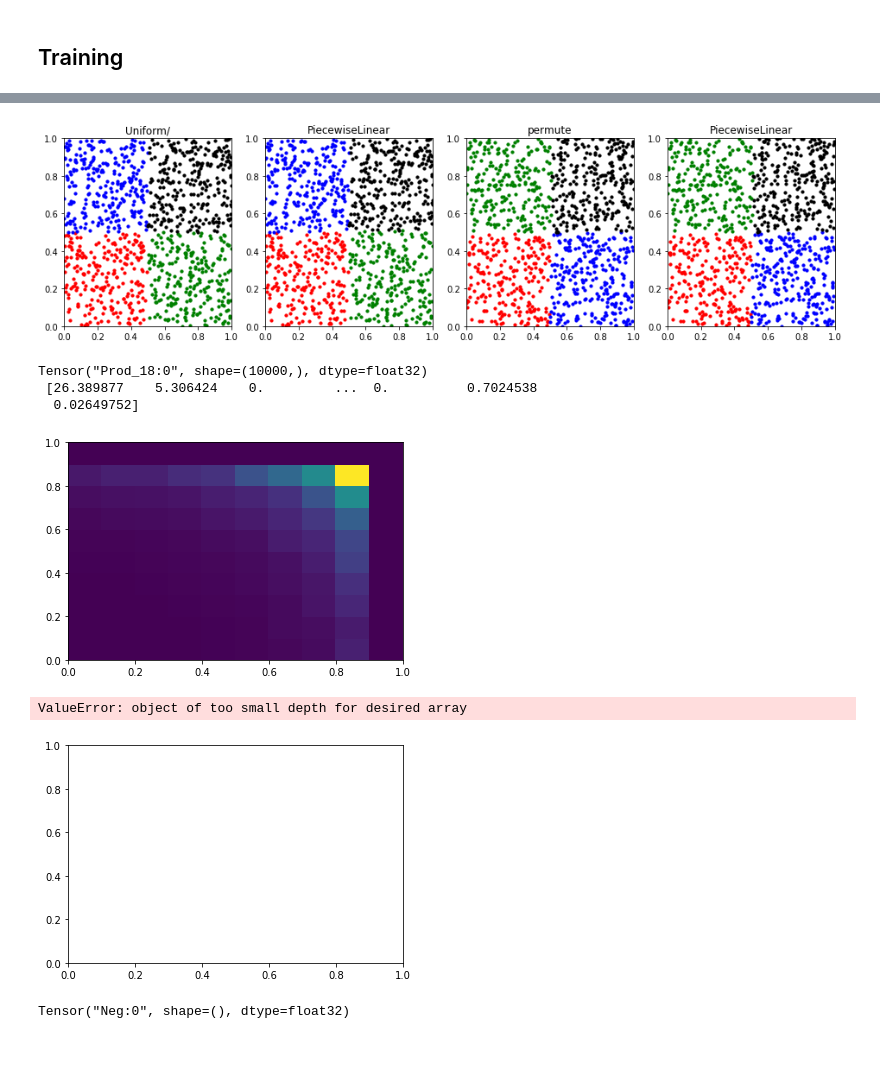
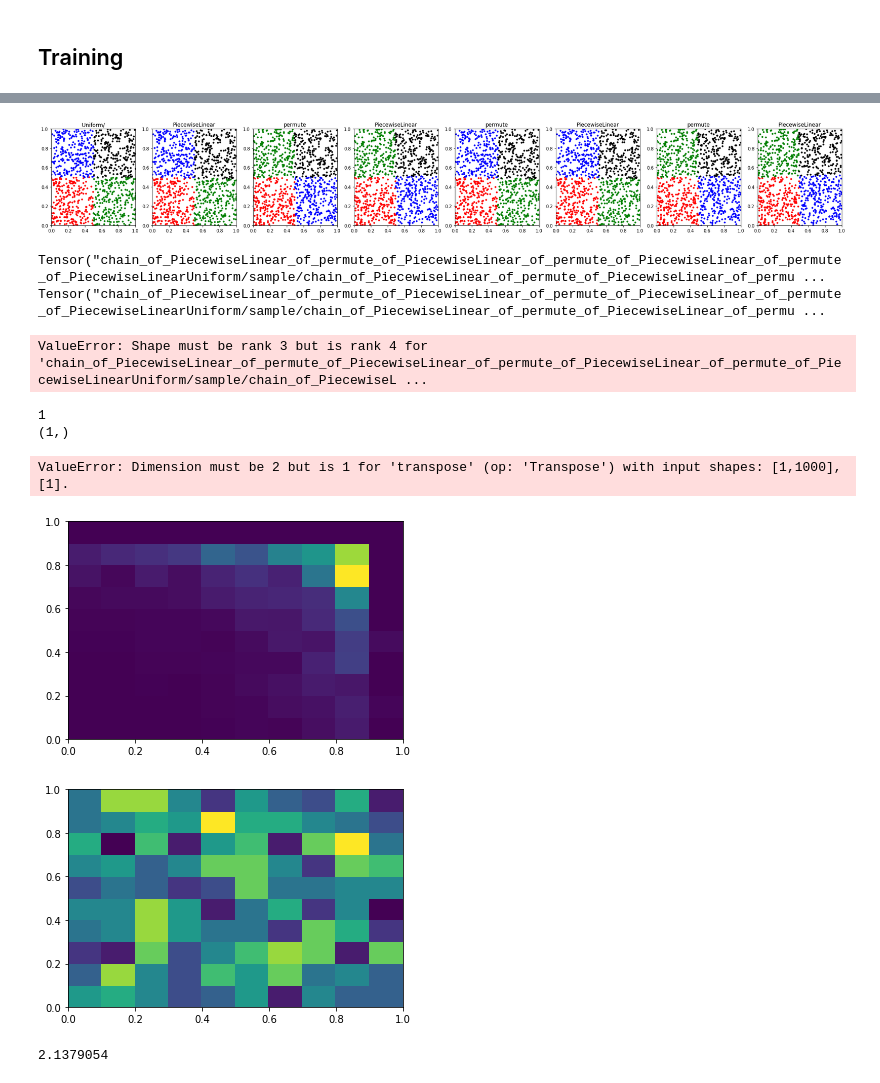
Before and after one commit to matteoettam09/i-flow, a Jupyter notebook: bijector.ipynb, the cells around one changed output, grey strips where cells are left out. Drawn from its saved outputs; the diff is of its cells as text; code cells hidden in the pictures; blank space fills up the shorter version.

```diff
--- a/bijector.ipynb
+++ b/bijector.ipynb
@@ -68,12 +68,13 @@ tf.disable_eager_execution()
 # %%
 bijectors = []
 
-for i in range(2):
+for i in range(4):
     bijectors.append(PiecewiseLinear(2,1,5,layer_id=i))
     bijectors.append(tfb.Permute(permutation=[1,0]))
 
 # Discard the last Permute layer
 test_bijector = tfb.Chain(list(reversed(bijectors[:-1])))
+test_bijector.forward_min_event_ndims
 # %% [output]
 WARNING:tensorflow:From /home/isaacson/Programs/anaconda3/envs/tensorflow/lib/python3.6/site-packages/tensorflow/python/ops/resource_variable_ops.py:435: colocate_with (from tensorflow.python.framewor ...
 Instructions for updating:
@@ -97,4 +99,5 @@ base_dist = tfd.Uniform(low=[0.0,0.0],high=[1.0,1.0])
 dist = tfd.TransformedDistribution(
     distribution=base_dist,
     bijector=test_bijector,
+    event_shape=[1],
 )
@@ -137,34 +139,40 @@ for i in range(len(results)):
     arr[i].set_ylim([0, 1])
     arr[i].set_title(names[i])
 # %% [output]
-[figure, old version]
+[figure, new version]
 # %%
 def dsigma(x):
     return tf.where(tf.logical_and(x[:,0] < tf.ones_like(x[:,0])*0.9,x[:,1] < tf.ones_like(x[:,0])*0.9), (x[:,0]**2 + x[:,1]**2)/((1-x[:,0])*(1-x[:,1])), tf.zeros_like(x[:,0]))
 # %%
-samples = np.array(np.random.rand(10000,2),dtype=NP_DTYPE)
-x = sess.run(bijector.inverse(samples))
-X = sess.run(bijector.pdf(x))
+x = sess.run(dist.sample(1000))
+X = sess.run(dist.log_prob(x))
 dsig = sess.run(dsigma(x))
 print(tf.reduce_prod(X,axis=-1), '\n', dsig)
 # %% [output]
-Tensor("Prod_18:0", shape=(10000,), dtype=float32)
- [26.389877    5.306424    0.         ...  0.          0.7024538
-  0.02649752]
+Tensor("chain_of_PiecewiseLinear_of_permute_of_PiecewiseLinear_of_permute_of_PiecewiseLinear_of_permute_of_PiecewiseLinearUniform/sample/chain_of_PiecewiseLinear_of_permute_of_PiecewiseLinear_of_permu ...
+Tensor("chain_of_PiecewiseLinear_of_permute_of_PiecewiseLinear_of_permute_of_PiecewiseLinear_of_permute_of_PiecewiseLinearUniform/sample/chain_of_PiecewiseLinear_of_permute_of_PiecewiseLinear_of_permu ...
+ValueError: Shape must be rank 3 but is rank 4 for 'chain_of_PiecewiseLinear_of_permute_of_PiecewiseLinear_of_permute_of_PiecewiseLinear_of_permute_of_PiecewiseLinearUniform/sample/chain_of_PiecewiseL ...
+# %%
+print(dist._maybe_get_static_event_ndims())
+print(dist.event_shape)
+print(sess.run(tf.transpose(tf.meshgrid(tf.range(1000)),bijectors[0].range)))
+# %% [output]
+1
+(1,)
+ValueError: Dimension must be 2 but is 1 for 'transpose' (op: 'Transpose') with input shapes: [1,1000], [1].
 # %%
 plt.hist2d(x[:,0],x[:,1],weights=dsig)
 plt.show()
 # %% [output]
-[figure, old version]
+[figure, new version]
 # %%
-plt.hist2d(x[:,0],x[:,1],weights=tf.reduce_prod(X,axis=-1)*tf.exp(sess.run(bijector.forward_log_det_jacobian(x,event_ndims=1))))
+plt.hist2d(x[:,0],x[:,1])
 plt.show()
 # %% [output]
-ValueError: object of too small depth for desired array
-[figure, old version]
+[figure, new version]
 # %%
-loss = -tf.reduce_mean(dsig*tf.log(tf.reduce_prod(X,axis=-1)))
+loss = -sess.run(tf.reduce_mean(dsig*tf.log(tf.reduce_prod(X,axis=-1))))
 print(loss)
 # %% [output]
-Tensor("Neg:0", shape=(), dtype=float32)
+2.1379054
 # %%
```
Also changed, not shown: parts of 22 cells of this notebook.
